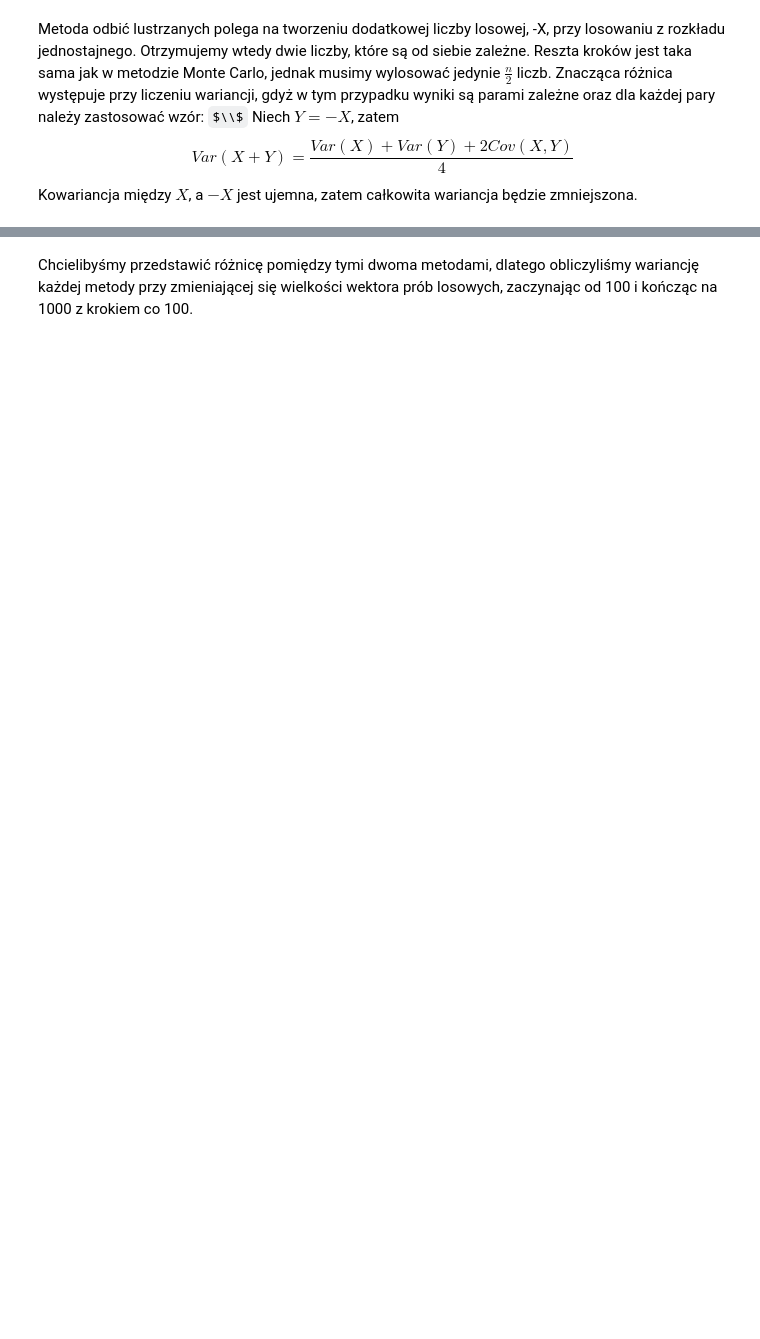
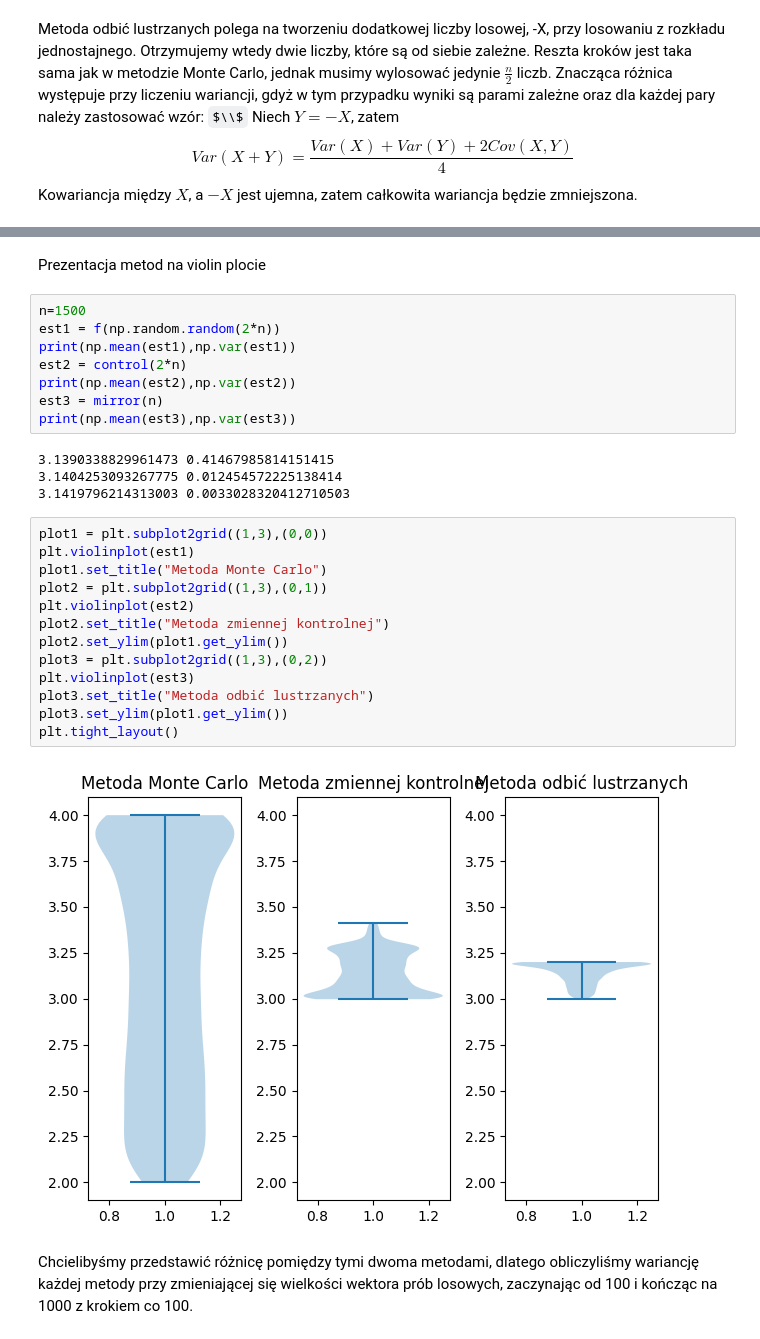
Before and after one commit to piotrczech/report-1-computer-simulations, a Jupyter notebook: main.ipynb, the cells around one changed output, grey strips where cells are left out. Saved outputs shown, nothing was run; the diff lists cells and outputs as text; some formulas as TeX source; blank space fills up the shorter version.

```diff
--- a/main.ipynb
+++ b/main.ipynb
@@ -656,3 +670,32 @@ def mirror(n):
+# %% [markdown]
+Prezentacja metod na violin plocie
+# %%
+n=1500
+est1 = f(np.random.random(2*n))
+print(np.mean(est1),np.var(est1))
+est2 = control(2*n)
+print(np.mean(est2),np.var(est2))
+est3 = mirror(n)
+print(np.mean(est3),np.var(est3))
+# %% [output]
+3.1390338829961473 0.41467985814151415
+3.1404253093267775 0.012454572225138414
+3.1419796214313003 0.0033028320412710503
+# %%
+plot1 = plt.subplot2grid((1,3),(0,0))
+plt.violinplot(est1)
+plot1.set_title("Metoda Monte Carlo")
+plot2 = plt.subplot2grid((1,3),(0,1))
+plt.violinplot(est2)
+plot2.set_title("Metoda zmiennej kontrolnej")
+plot2.set_ylim(plot1.get_ylim())
+plot3 = plt.subplot2grid((1,3),(0,2))
+plt.violinplot(est3)
+plot3.set_title("Metoda odbić lustrzanych")
+plot3.set_ylim(plot1.get_ylim())
+plt.tight_layout()
+# %% [output]
+[figure, added]
 # %% [markdown]
 Chcielibyśmy przedstawić różnicę pomiędzy tymi dwoma metodami, dlatego obliczyliśmy wariancję każdej metody przy zmieniającej się wielkości wektora prób losowych, zaczynając od 100 i kończąc na 1000 z krokiem co 100.
 # %%
```
Also changed, not shown: parts of 13 cells of this notebook.
